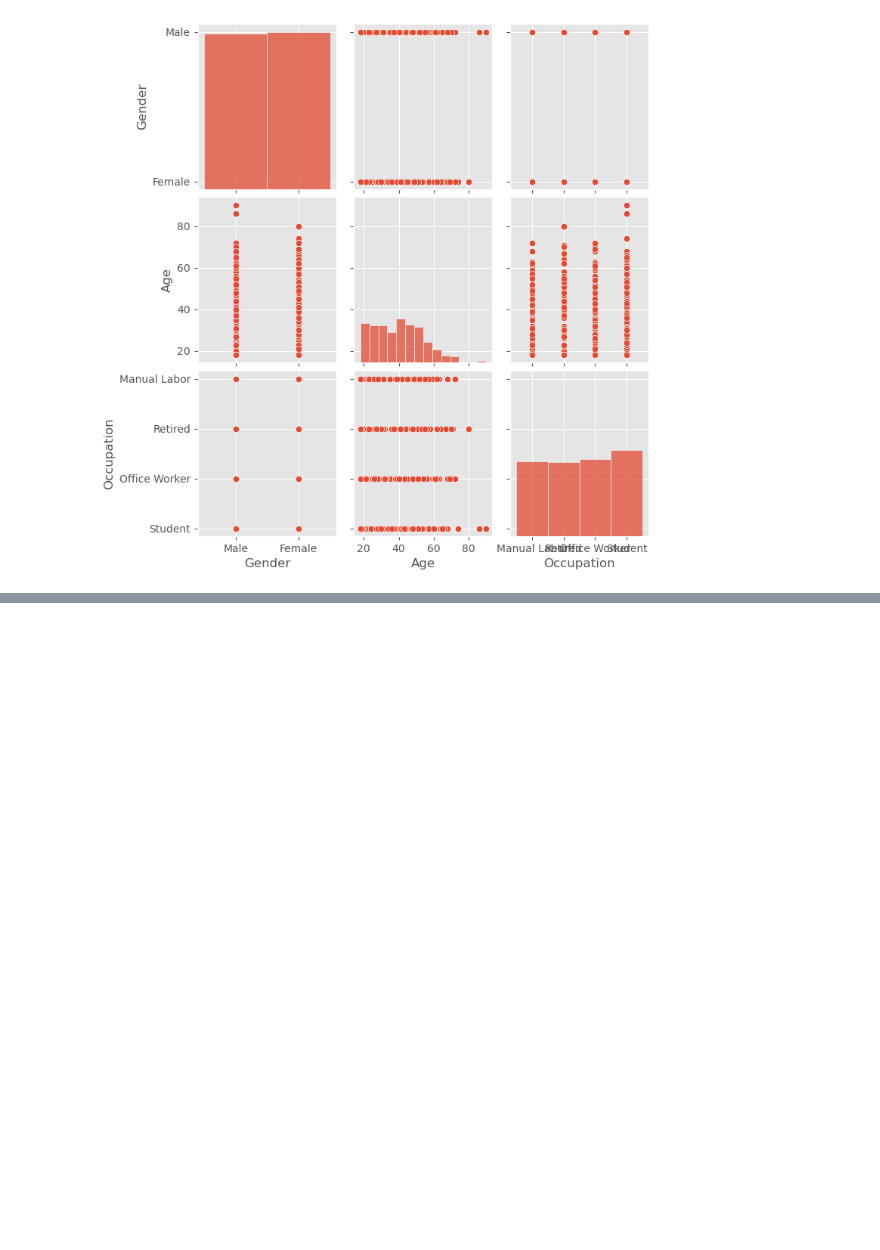
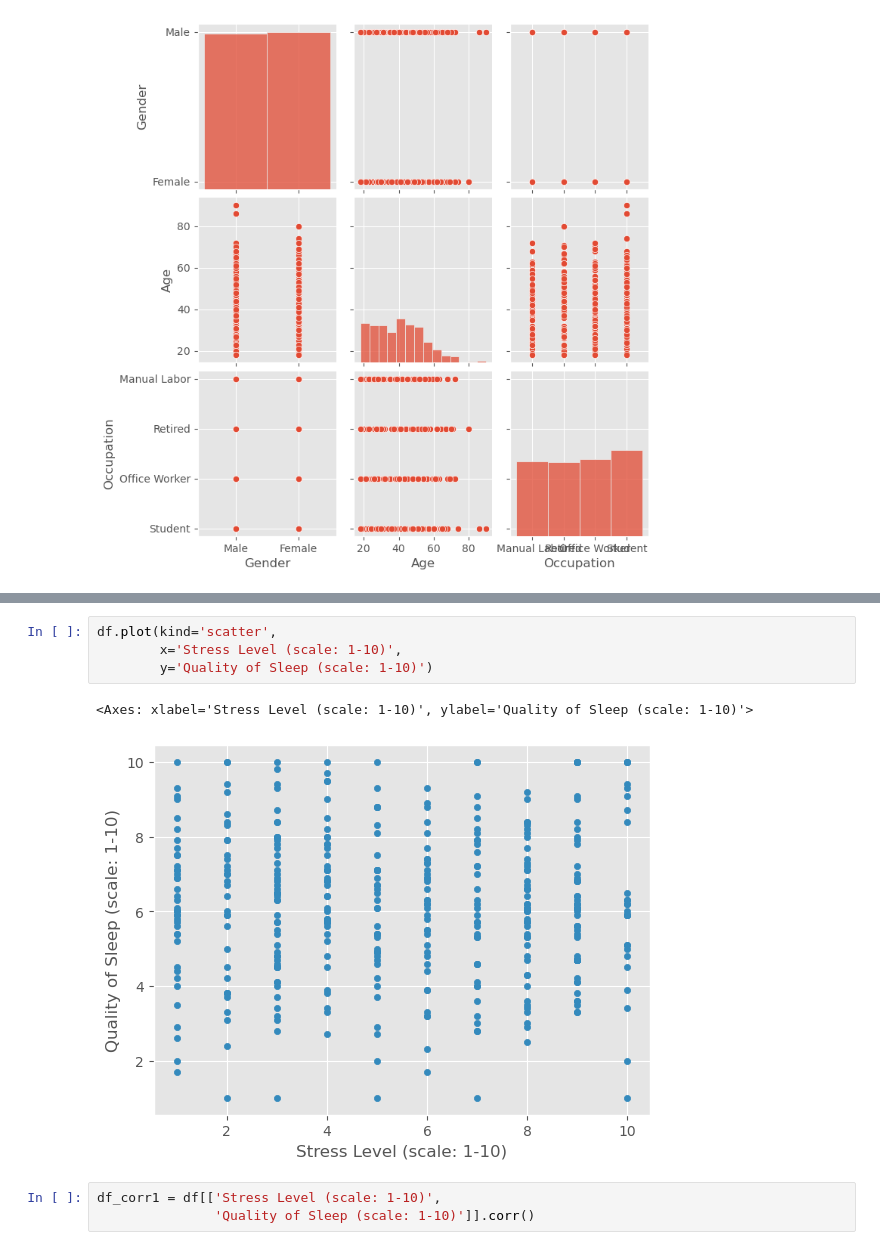
Before and after one commit to samjian8/Sleep_Lifestyle_Analysis, a Jupyter notebook: main.ipynb, the cells around one changed output, grey strips where cells are left out. Cells and saved outputs as stored; diff of their text form; blank space fills up the shorter version.

```diff
--- a/main.ipynb
+++ b/main.ipynb
@@ -152,0 +197,10 @@ sns.pairplot(df, vars=['Gender',
+# %%
+df.plot(kind='scatter',
+        x='Stress Level (scale: 1-10)',
+        y='Quality of Sleep (scale: 1-10)')
+# %% [output]
+<Axes: xlabel='Stress Level (scale: 1-10)', ylabel='Quality of Sleep (scale: 1-10)'>
+[figure, added]
+# %%
+df_corr1 = df[['Stress Level (scale: 1-10)',
+               'Quality of Sleep (scale: 1-10)']].corr()
```
Also changed, not shown: parts of 6 cells of this notebook, 1 other file.
